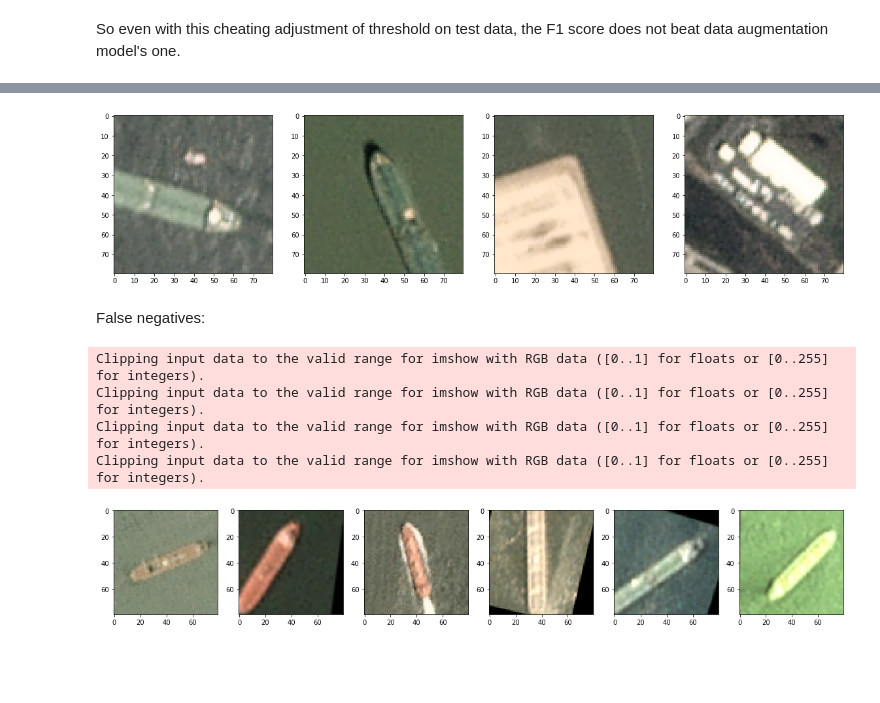
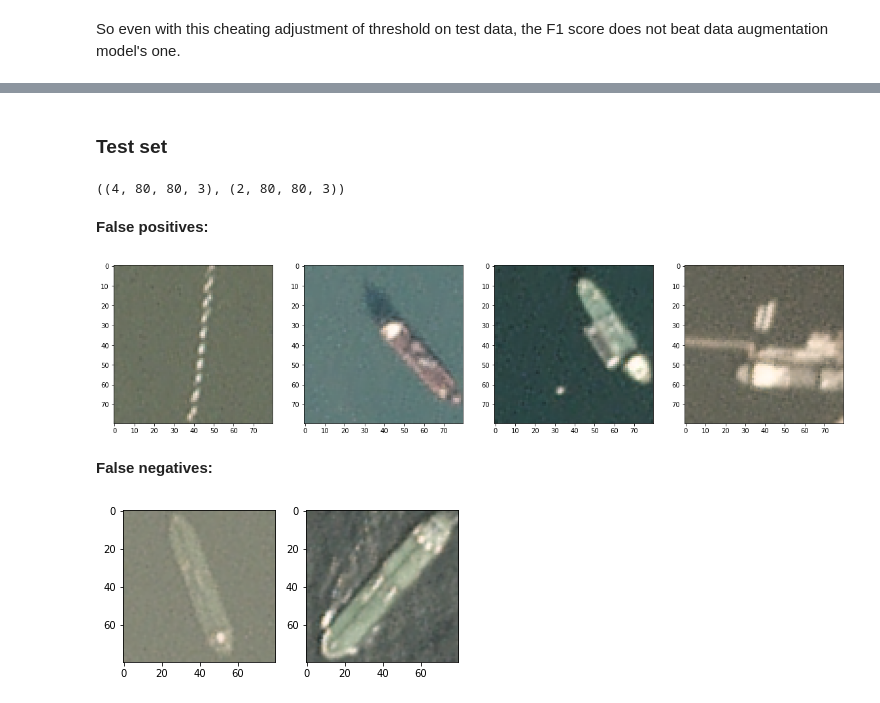
Before and after one commit to dmitrytoda/ships, a Jupyter notebook: ships.ipynb, the cells around one changed output, grey strips where cells are left out. Saved outputs shown, nothing was run; the diff lists cells and outputs as text; code cells hidden in the pictures; blank space fills up the shorter version.

```diff
--- a/ships.ipynb
+++ b/ships.ipynb
@@ -1084,0 +1126,10 @@ False positives:
+# %%
+columns = 7
+rows = 1
+
+fig=plt.figure(figsize=(20, 20))
+for i in range(0, columns*rows):
+    img = fp_dev[i]
+    fig.add_subplot(rows, columns, i+1)
+    plt.imshow(img)
+plt.show()
@@ -1084,0 +1140,10 @@ False positives:
+# %%
+columns = 1
+rows = 1
+
+fig=plt.figure(figsize=(4, 4))
+for i in range(0, columns*rows):
+    img = fn_dev[i]
+    fig.add_subplot(rows, columns, i+1)
+    plt.imshow(img)
+plt.show()
@@ -1085,30 +1152,38 @@ False positives:
+# %% [markdown]
+### Test set
+# %%
+# vgg_test_predictions_aug was calculated earlier
+errors_test = np.reshape(vgg_test_predictions_aug >0.5, labels_test.shape) != labels_test
+fp_test = images_test[errors_test & (labels_test==0)]
+fn_test = images_test[errors_test & (labels_test==1)]
+fp_test.shape, fn_test.shape
+# %% [output]
+((4, 80, 80, 3), (2, 80, 80, 3))
+# %% [markdown]
+**False positives:**
 # %%
 columns = 4
 rows = 1
 
 fig=plt.figure(figsize=(20, 20))
-for i in range(1, columns*rows +1):
-    img = images[false_positives[i-1]]
-    fig.add_subplot(rows, columns, i)
+for i in range(0, columns*rows):
+    img = fp_test[i]
+    fig.add_subplot(rows, columns, i+1)
     plt.imshow(img)
 plt.show()
 # %% [output]
-[figure, old version]
+[figure, new version]
-# %% [markdown]
-False negatives:
+# %% [markdown]
+**False negatives:**
 # %%
-columns = 6
+columns = 2
 rows = 1
 
-fig=plt.figure(figsize=(20, 20))
-for i in range(1, columns*rows +1):
-    img = images[false_negatives[i-1]]
-    fig.add_subplot(rows, columns, i)
+fig=plt.figure(figsize=(6, 6))
+for i in range(0, columns*rows):
+    img = fn_test[i]
+    fig.add_subplot(rows, columns, i+1)
     plt.imshow(img)
 plt.show()
 # %% [output]
-Clipping input data to the valid range for imshow with RGB data ([0..1] for floats or [0..255] for integers).
-Clipping input data to the valid range for imshow with RGB data ([0..1] for floats or [0..255] for integers).
-Clipping input data to the valid range for imshow with RGB data ([0..1] for floats or [0..255] for integers).
-Clipping input data to the valid range for imshow with RGB data ([0..1] for floats or [0..255] for integers).
-[figure, old version]
+[figure, new version]
```
Also changed, not shown: parts of 21 cells of this notebook, 1 other file.
